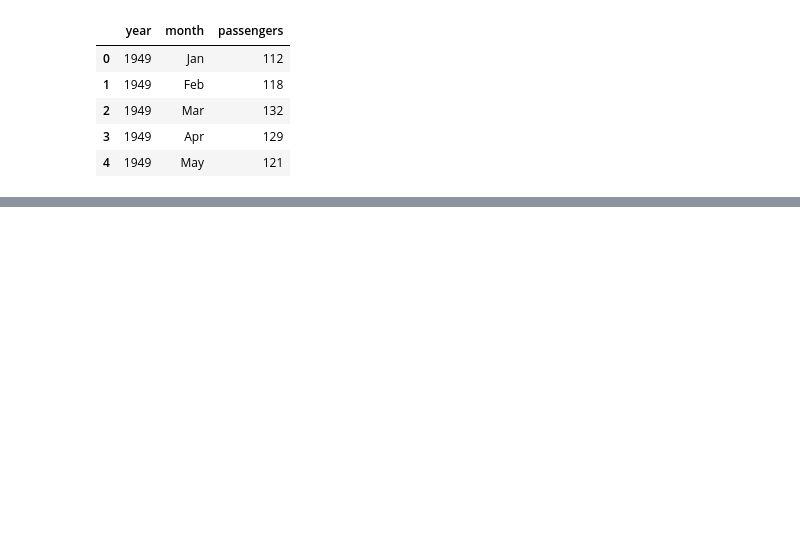
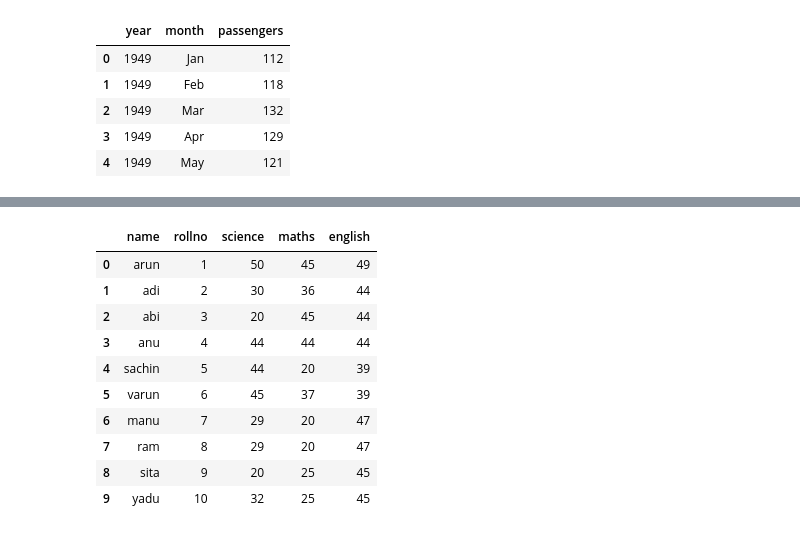
Before and after one commit to thushiin/python, a Jupyter notebook: matplot.ipynb, the cells around one changed output, grey strips where cells are left out. Cells and saved outputs as stored; diff of their text form; code cells hidden in the pictures; blank space fills up the shorter version.

```diff
--- a/matplot.ipynb
+++ b/matplot.ipynb
@@ -872,0 +1278,15 @@ sns.
+# %%
+df=pd.read_excel('stdmark.xlsx',index_col='Unnamed: 0')
+df
+# %% [output]
+|  | name | rollno | science | maths | english |
+| 0 | arun | 1 | 50 | 45 | 49 |
+| 1 | adi | 2 | 30 | 36 | 44 |
+| 2 | abi | 3 | 20 | 45 | 44 |
+| 3 | anu | 4 | 44 | 44 | 44 |
+| 4 | sachin | 5 | 44 | 20 | 39 |
+| 5 | varun | 6 | 45 | 37 | 39 |
+| 6 | manu | 7 | 29 | 20 | 47 |
+| 7 | ram | 8 | 29 | 20 | 47 |
+| 8 | sita | 9 | 20 | 25 | 45 |
+| 9 | yadu | 10 | 32 | 25 | 45 |
```
Also changed, not shown: parts of 39 cells of this notebook.
